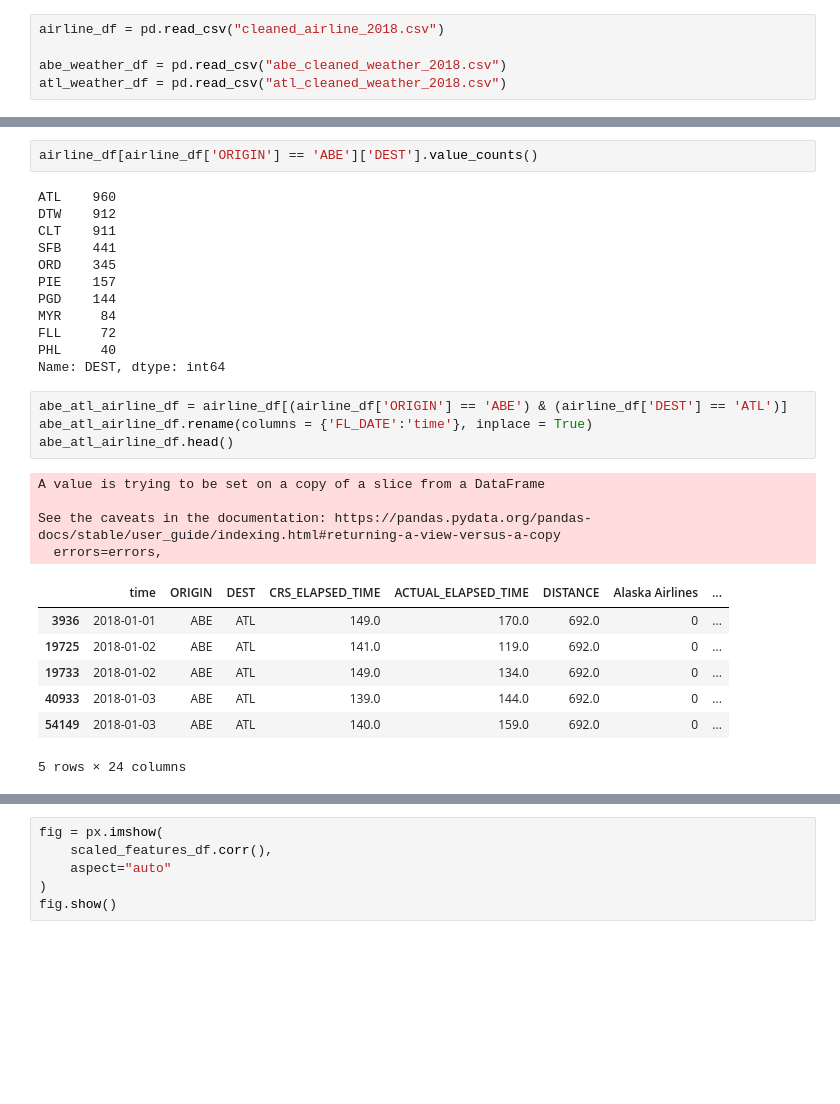
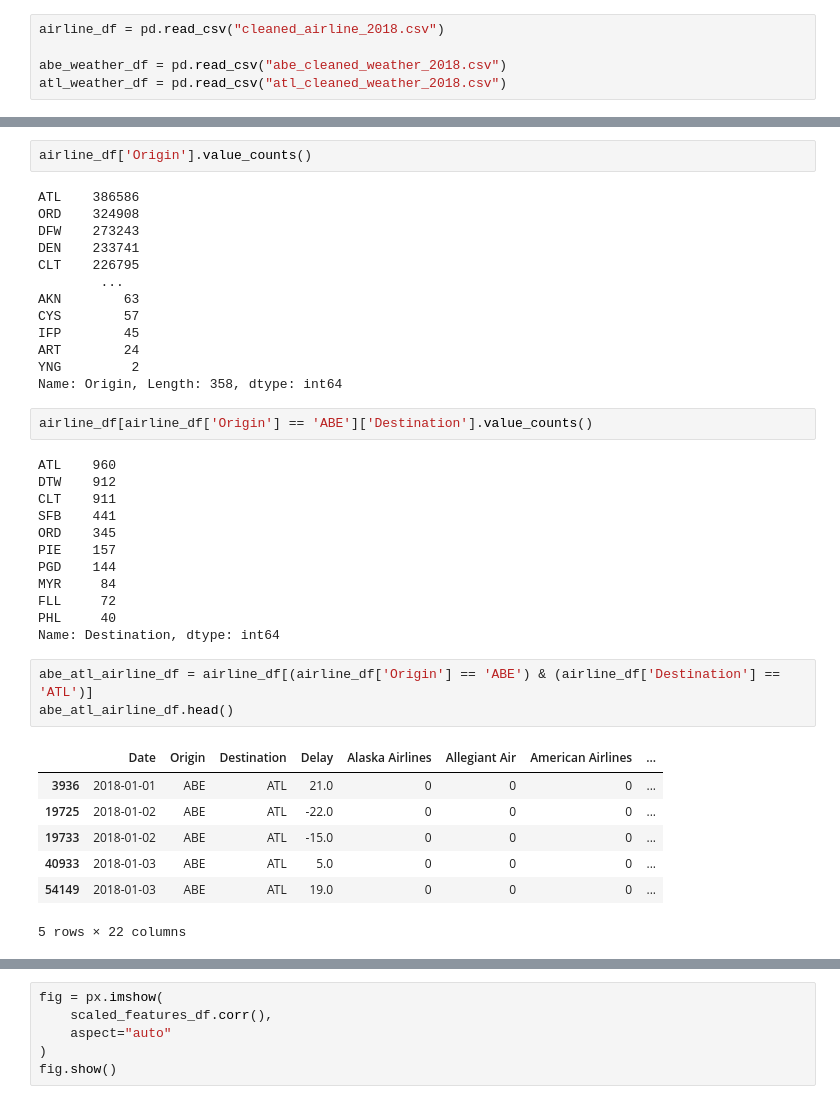
Before and after one commit to theianchia/predicting-flight-delays, a Jupyter notebook: eda/eda.ipynb, the cells around one changed output, grey strips where cells are left out. Drawn from its saved outputs; the diff is of its cells as text; blank space fills up the shorter version.

```diff
--- a/eda/eda.ipynb
+++ b/eda/eda.ipynb
@@ -30,5 +30,20 @@ abe_weather_df.head()
+# %%
+airline_df['Origin'].value_counts()
+# %% [output]
+ATL    386586
+ORD    324908
+DFW    273243
+DEN    233741
+CLT    226795
+        ...
+AKN        63
+CYS        57
+IFP        45
+ART        24
+YNG         2
+Name: Origin, Length: 358, dtype: int64
 # %%
-airline_df[airline_df['ORIGIN'] == 'ABE']['DEST'].value_counts()
+airline_df[airline_df['Origin'] == 'ABE']['Destination'].value_counts()
 # %% [output]
 ATL    960
 DTW    912
@@ -40,20 +55,15 @@ PGD    144
 MYR     84
 FLL     72
 PHL     40
-Name: DEST, dtype: int64
+Name: Destination, dtype: int64
 # %%
-abe_atl_airline_df = airline_df[(airline_df['ORIGIN'] == 'ABE') & (airline_df['DEST'] == 'ATL')]
-abe_atl_airline_df.rename(columns = {'FL_DATE':'time'}, inplace = True)
+abe_atl_airline_df = airline_df[(airline_df['Origin'] == 'ABE') & (airline_df['Destination'] == 'ATL')]
 abe_atl_airline_df.head()
 # %% [output]
+|  | Date | Origin | Destination | Delay | Alaska Airlines | Allegiant Air | American Airlines | ... |
+| 3936 | 2018-01-01 | ABE | ATL | 21.0 | 0 | 0 | 0 | ... |
+| 19725 | 2018-01-02 | ABE | ATL | -22.0 | 0 | 0 | 0 | ... |
+| 19733 | 2018-01-02 | ABE | ATL | -15.0 | 0 | 0 | 0 | ... |
+| 40933 | 2018-01-03 | ABE | ATL | 5.0 | 0 | 0 | 0 | ... |
+| 54149 | 2018-01-03 | ABE | ATL | 19.0 | 0 | 0 | 0 | ... |
-A value is trying to be set on a copy of a slice from a DataFrame
-
-See the caveats in the documentation: https://pandas.pydata.org/pandas-docs/stable/user_guide/indexing.html#returning-a-view-versus-a-copy
-  errors=errors,
+5 rows × 22 columns
-|  | time | ORIGIN | DEST | CRS_ELAPSED_TIME | ACTUAL_ELAPSED_TIME | DISTANCE | Alaska Airlines | ... |
-| 3936 | 2018-01-01 | ABE | ATL | 149.0 | 170.0 | 692.0 | 0 | ... |
-| 19725 | 2018-01-02 | ABE | ATL | 141.0 | 119.0 | 692.0 | 0 | ... |
-| 19733 | 2018-01-02 | ABE | ATL | 149.0 | 134.0 | 692.0 | 0 | ... |
-| 40933 | 2018-01-03 | ABE | ATL | 139.0 | 144.0 | 692.0 | 0 | ... |
-| 54149 | 2018-01-03 | ABE | ATL | 140.0 | 159.0 | 692.0 | 0 | ... |
-5 rows × 24 columns
```
Also changed, not shown: parts of 10 cells of this notebook, 4 other files.
